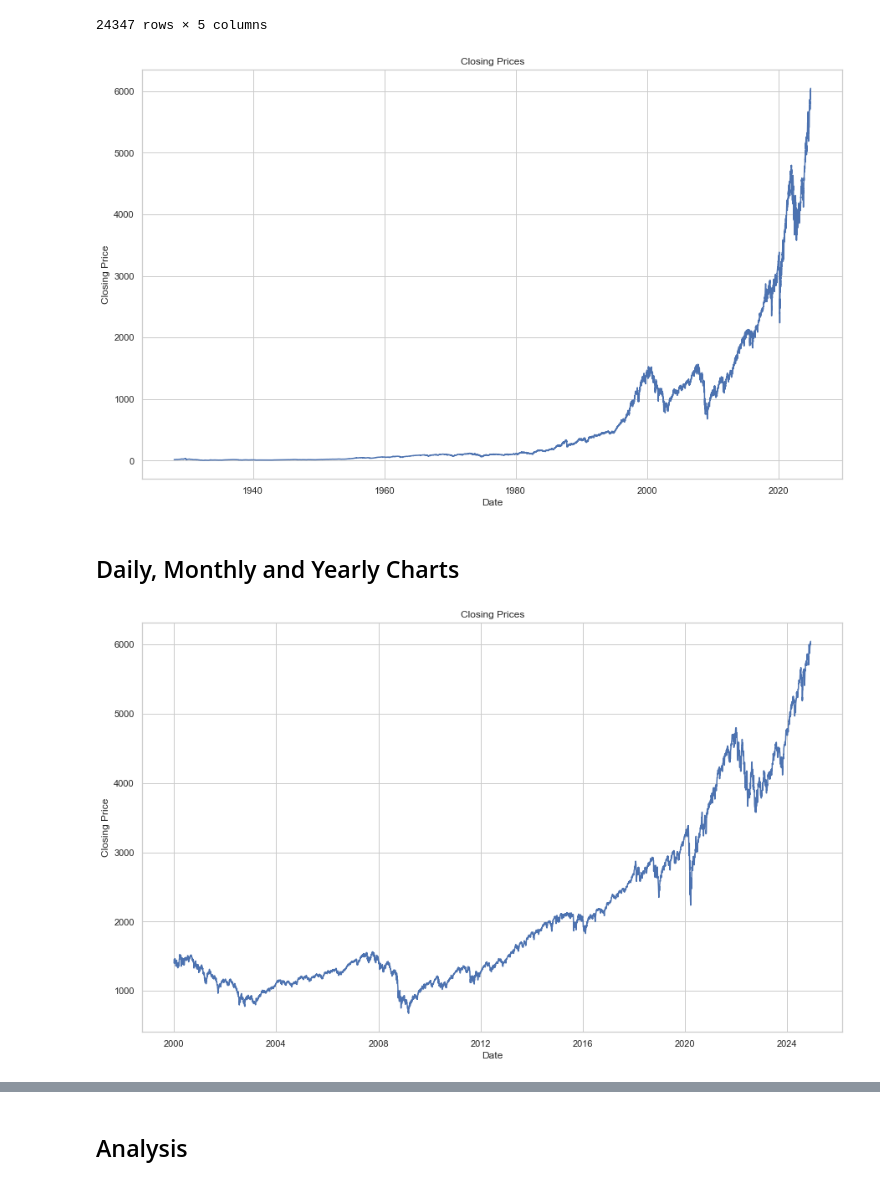
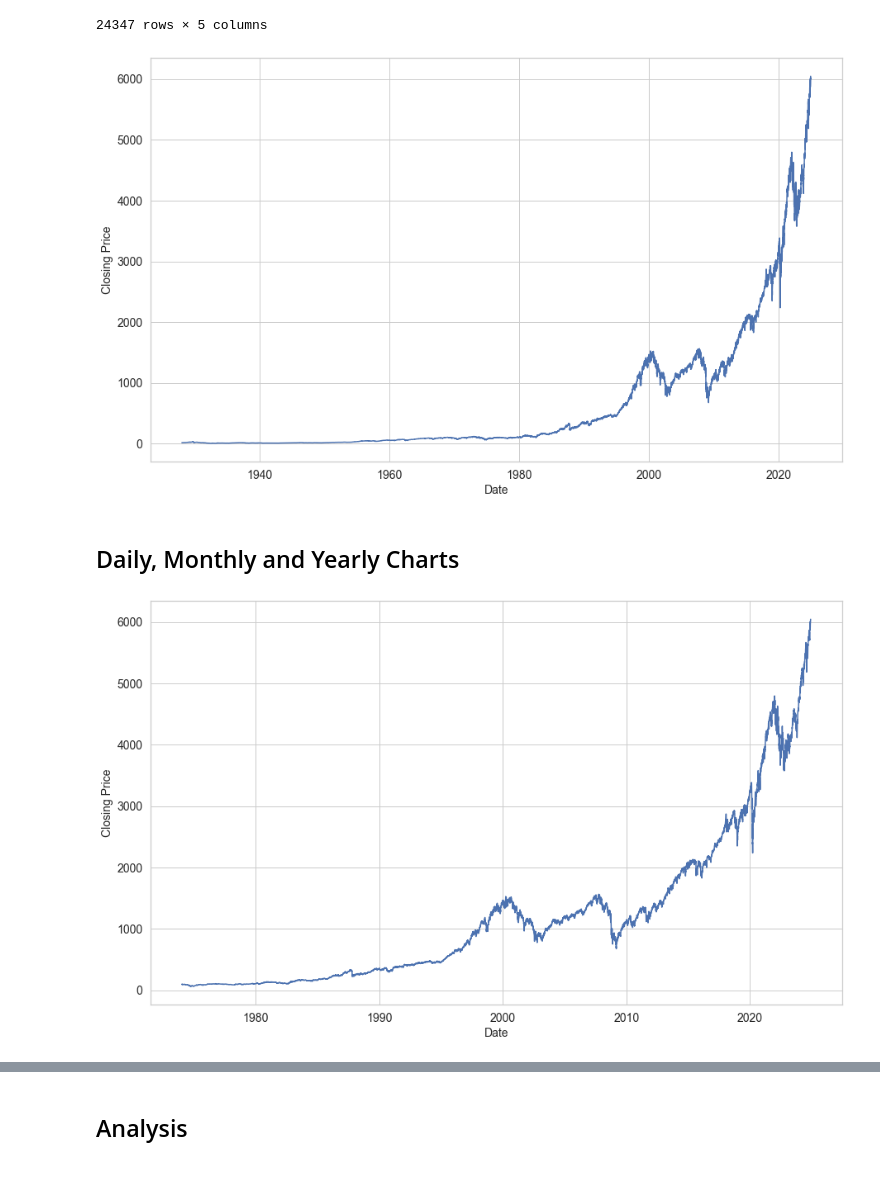
Before and after one commit to alejotoro-o/SPX-analysis, a Jupyter notebook: spx_analysis.ipynb, the cells around one changed output, grey strips where cells are left out. Cells and saved outputs as stored; diff of their text form; code cells hidden in the pictures.

```diff
--- a/spx_analysis.ipynb
+++ b/spx_analysis.ipynb
@@ -6,8 +6,15 @@ import seaborn as sns
 import matplotlib.pyplot as plt
 # %%
 # Define the start and end years (YYYY)
-start_year = '2000'
+start_year = '1974'
 end_year = '2025'
+# %%
+plt.rcParams.update({
+    'axes.titlesize': 20,
+    'axes.labelsize': 14,
+    'xtick.labelsize': 14,
+    'ytick.labelsize': 14
+})
 # %% [markdown]
 ## Raw Data
 # %%
@@ -34,31 +41,33 @@ sns.set(style="whitegrid")
 plt.figure(figsize=(15,9))
 sns.lineplot(data=daily_df, x="Date", y="Close")
 
-plt.title('Closing Prices')
-plt.xlabel('Date')
-plt.ylabel('Closing Price')
+plt.xlabel('Date', fontsize=14)
+plt.ylabel('Closing Price', fontsize=14)
+plt.xticks(fontsize=14)
+plt.yticks(fontsize=14)
 
 plt.show()
 # %% [output]
-[figure, old version]
+[figure, new version]
 # %% [markdown]
 ## Daily, Monthly and Yearly Charts
 # %%
 # Slice the DataFrame
 daily_df = daily_df[(daily_df['Date'] >= start_year) & (daily_df['Date'] <= end_year)]
 
 sns.set(style="whitegrid")
 
 plt.figure(figsize=(15,9))
 sns.lineplot(data=daily_df, x="Date", y="Close")
 
-plt.title('Closing Prices')
-plt.xlabel('Date')
-plt.ylabel('Closing Price')
+plt.xlabel('Date', fontsize=14)
+plt.ylabel('Closing Price', fontsize=14)
+plt.xticks(fontsize=14)
+plt.yticks(fontsize=14)
 
 plt.show()
 # %% [output]
-[figure, old version]
+[figure, new version]
 # %%
 display(daily_df)
 # %% [output]
```
Also changed, not shown: parts of 18 cells of this notebook.
